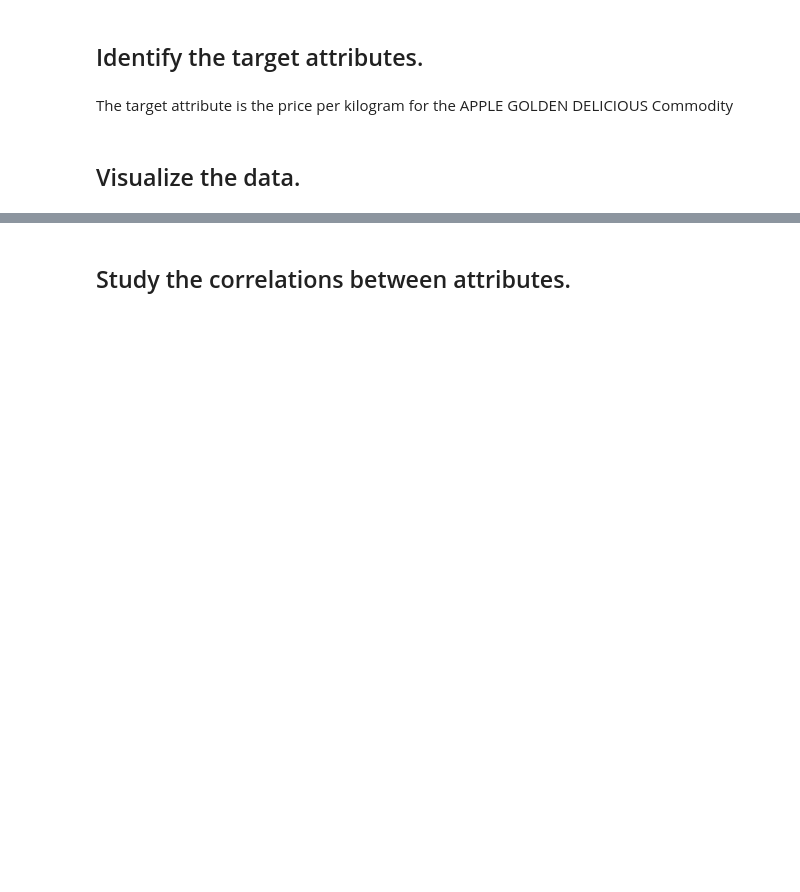
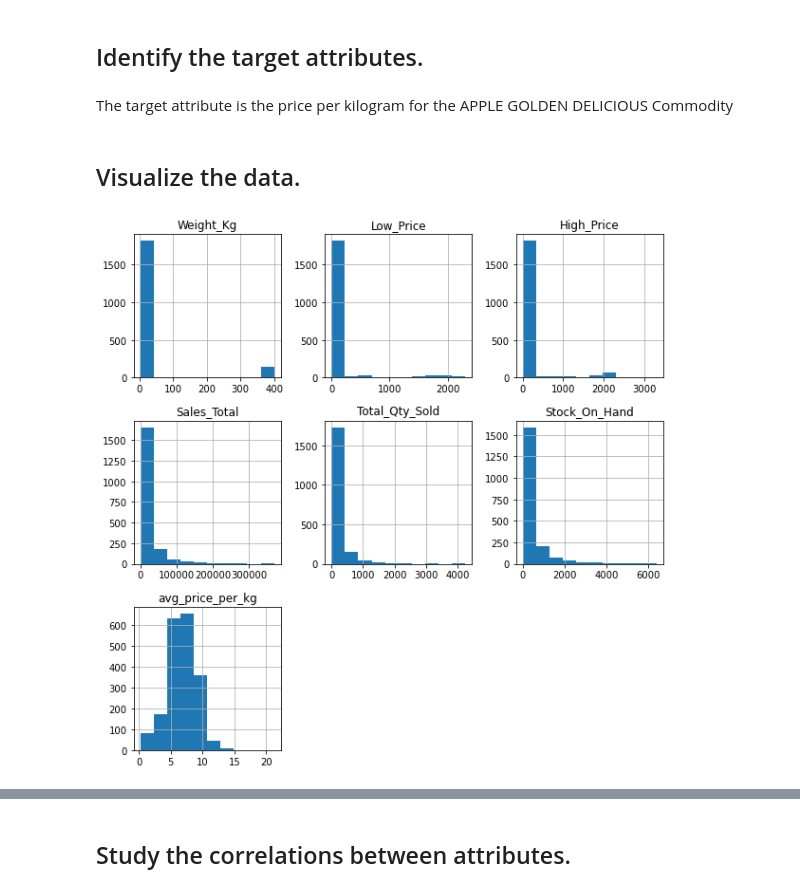
Before and after one commit to BigguyFM32/Regression-Team-TS1, a Jupyter notebook: Notebook Template.ipynb, the cells around one changed output, grey strips where cells are left out. Cells and saved outputs as stored; diff of their text form; code cells hidden in the pictures; blank space fills up the shorter version.

```diff
--- a/Notebook Template.ipynb
+++ b/Notebook Template.ipynb
@@ -229,3 +228,9 @@ dftrain.sort_values(by='Weight_Kg', ascending=False).head(10)
 The target attribute is the price per kilogram for the APPLE GOLDEN DELICIOUS Commodity
 # %% [markdown]
 ## Visualize the data.
+# %%
+features = ['Weight_Kg', 'Date', 'Low_Price', 'High_Price', 'Sales_Total', 'Total_Qty_Sold', 'Stock_On_Hand','avg_price_per_kg' ] # create a list of all numerical features
+# %%
+dftrain[features].hist(figsize=(10,10));
+# %% [output]
+[figure, added]
```
Also changed, not shown: parts of 20 cells of this notebook.
